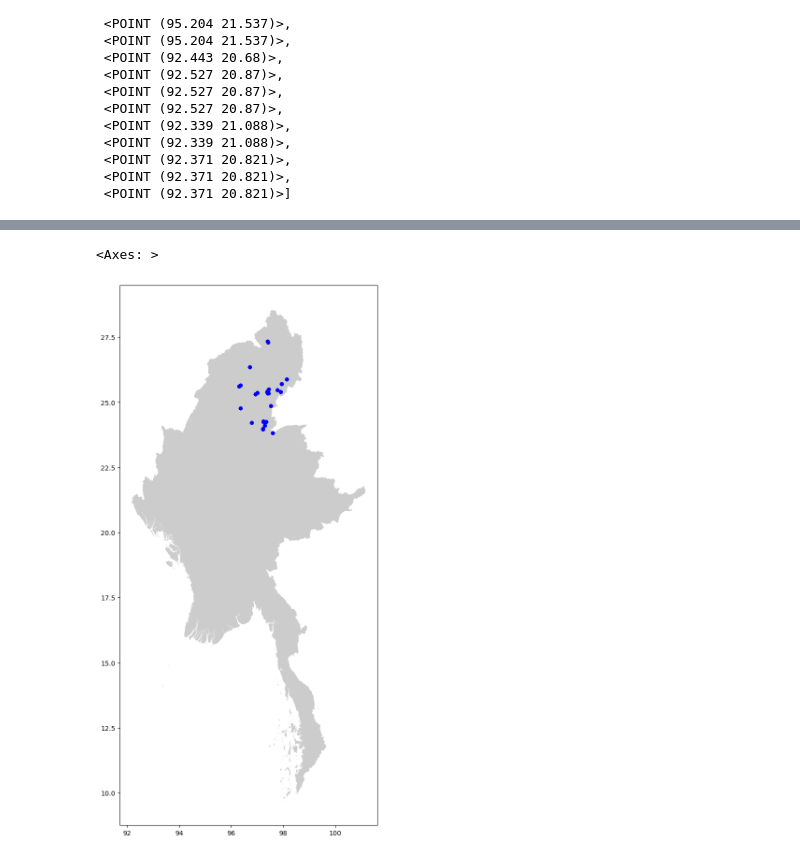
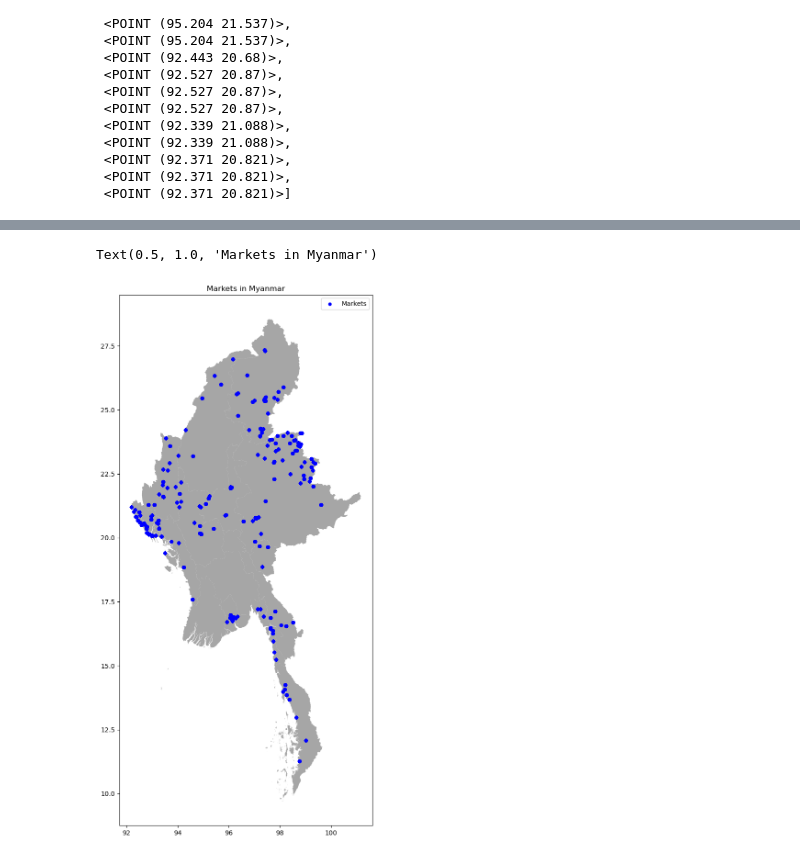
Before and after one commit to cat-mang/Myanmar_Food, a Jupyter notebook: notebooks/geo.ipynb, the cells around one changed output, grey strips where cells are left out. Cells and saved outputs as stored; diff of their text form; code cells hidden in the pictures.

Commit message:
Market Maps Complete

```diff
--- a/notebooks/geo.ipynb
+++ b/notebooks/geo.ipynb
@@ -5,7 +5,7 @@ import descartes
 import geopandas as gpd
 from shapely.geometry import Point, Polygon
 # %%
-myanmar_map = gpd.read_file('/Users/catherinefuller/galvanize/daimil10/projects/Mid_Term/Myanmar_Food/shapefiles/mmr_polbnda_adm0_250k_mimu_1 (1)/mmr_polbnda_adm0_250k_mimu_1.shp')
+myanmar_map = gpd.read_file('/Users/catherinefuller/galvanize/daimil10/projects/Mid_Term/Myanmar_Food/shapefiles/mmr_polbnda_adm1_250k_mimu_1/mmr_polbnda_adm1_250k_mimu_1.shp')
 # %%
 fig, ax = plt.subplots(figsize=(15,15))
 myanmar_map.plot(ax=ax)
@@ -84,11 +133,14 @@ myanmar_geo.head()
 # %%
 fig, ax = plt.subplots(figsize=(15,15))
-myanmar_map.plot(ax=ax, alpha=0.4, color='grey')
-myanmar_geo[myanmar_geo['admin1'] == 'Kachin'].plot(ax=ax,
-                                       markersize=20,
-                                       color='blue',
-                                       marker='o',
-                                       label='Neg')
+myanmar_map.plot(ax=ax, alpha=0.7, color="grey")
+myanmar_geo.plot(ax=ax,
+                markersize=20,
+                color='blue',
+                marker='o',
+                label='Markets')
+
+plt.legend(prop={'size':10})
+plt.title("Markets in Myanmar")
 # %% [output]
-<Axes: >
+Text(0.5, 1.0, 'Markets in Myanmar')
-[figure, old version]
+[figure, new version]
```
Also changed, not shown: parts of 2 cells of this notebook, 10 other files.
